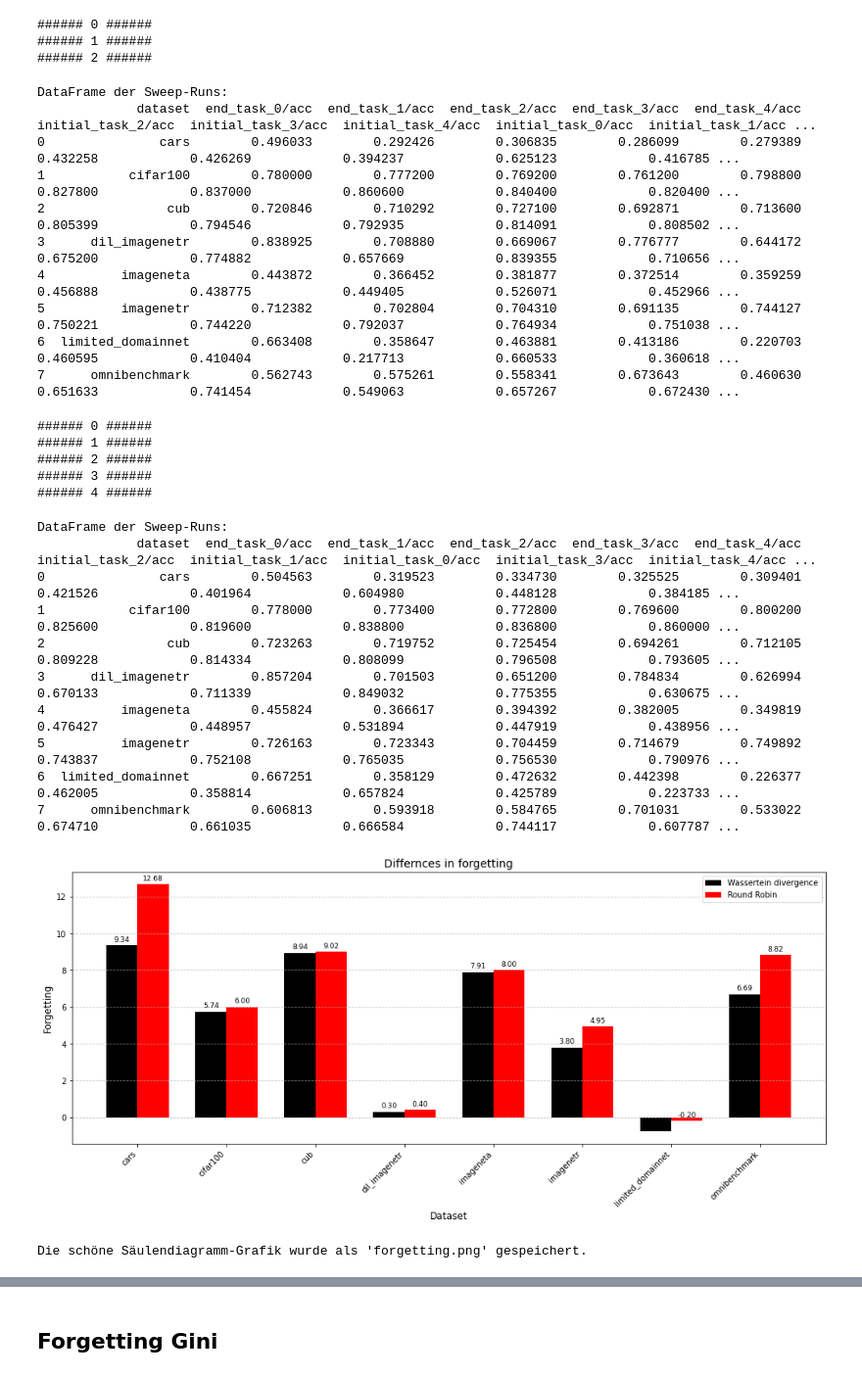
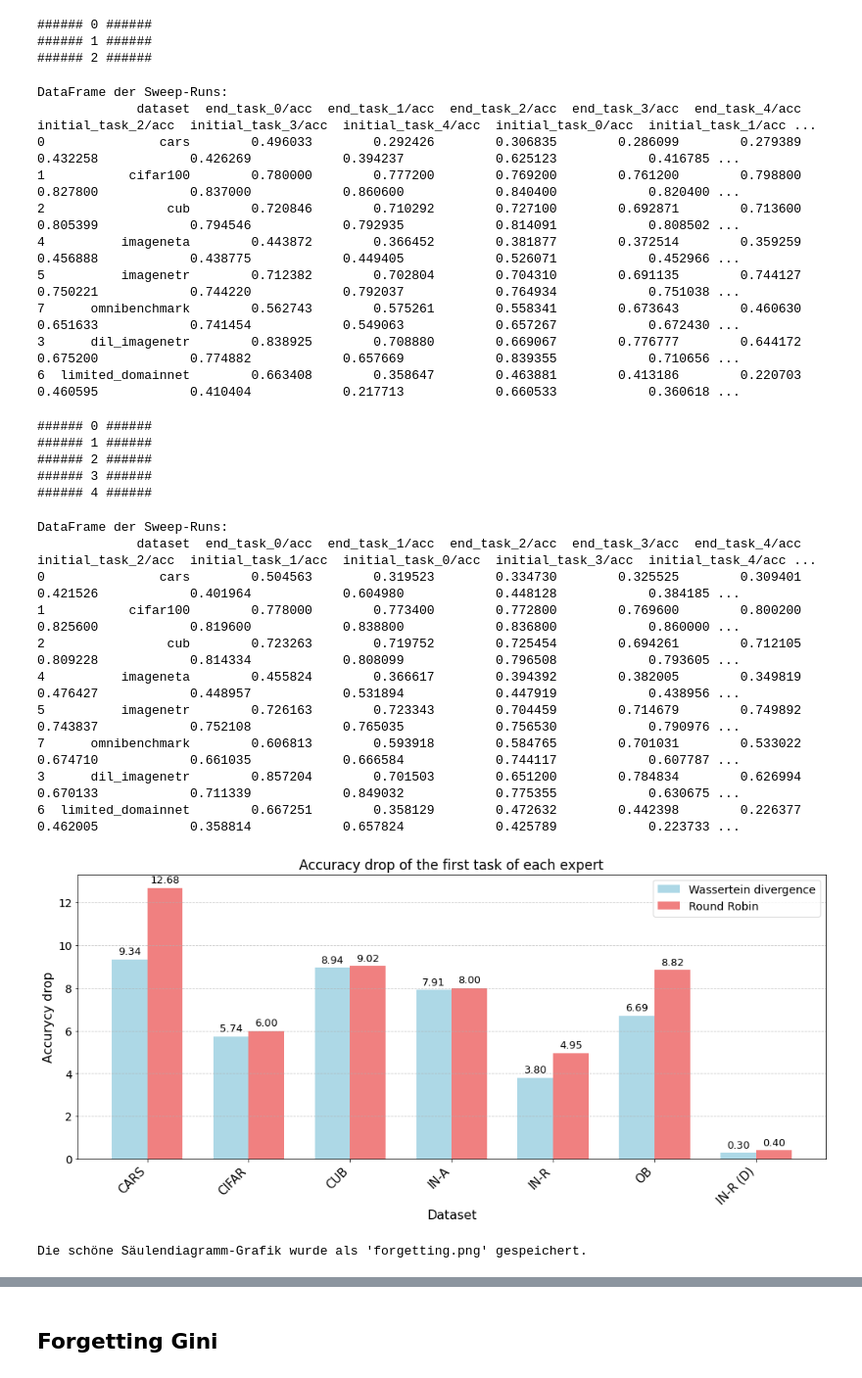
Before and after one commit to aerozonr2/Thesis_Experimente, a Jupyter notebook: LayUp/Graphics.ipynb, the cells around one changed output, grey strips where cells are left out. Shown at 98% size. Cells and saved outputs as stored; diff of their text form; code cells hidden in the pictures.

```diff
--- a/LayUp/Graphics.ipynb
+++ b/LayUp/Graphics.ipynb
@@ -786,12 +786,16 @@ around_data = around_data.drop(columns=['run_id', 'selection_method'])
 # Calculate the mean for each dataset
 around_data = around_data.groupby('dataset').mean()
 around_data = around_data.reset_index()
+around_data = around_data.sort_values(by=['dataset'])
 
+
+new_index_order = [0, 1, 2, 4, 5, 7, 3, 6]
+around_data = around_data.reindex(new_index_order)
 
 print("\nDataFrame der Sweep-Runs:")
 pd.set_option('display.width', 5000)
 pd.set_option('display.max_colwidth', None)
-print(around_data.sort_values(by=['dataset']))
+print(around_data)
 pd.set_option('display.width', None)
 pd.set_option('display.max_colwidth', None)
 # %% [output]
@@ -800,11 +804,11 @@ DataFrame der Sweep-Runs:
 0               cars        0.496033        0.292426        0.306835        0.286099        0.279389            0.432258            0.426269            0.394237            0.625123            0.416785 ...
 1           cifar100        0.780000        0.777200        0.769200        0.761200        0.798800            0.827800            0.837000            0.860600            0.840400            0.820400 ...
 2                cub        0.720846        0.710292        0.727100        0.692871        0.713600            0.805399            0.794546            0.792935            0.814091            0.808502 ...
-3      dil_imagenetr        0.838925        0.708880        0.669067        0.776777        0.644172            0.675200            0.774882            0.657669            0.839355            0.710656 ...
 4          imageneta        0.443872        0.366452        0.381877        0.372514        0.359259            0.456888            0.438775            0.449405            0.526071            0.452966 ...
 5          imagenetr        0.712382        0.702804        0.704310        0.691135        0.744127            0.750221            0.744220            0.792037            0.764934            0.751038 ...
+7      omnibenchmark        0.562743        0.575261        0.558341        0.673643        0.460630            0.651633            0.741454            0.549063            0.657267            0.672430 ...
+3      dil_imagenetr        0.838925        0.708880        0.669067        0.776777        0.644172            0.675200            0.774882            0.657669            0.839355            0.710656 ...
 6  limited_domainnet        0.663408        0.358647        0.463881        0.413186        0.220703            0.460595            0.410404            0.217713            0.660533            0.360618 ...
-7      omnibenchmark        0.562743        0.575261        0.558341        0.673643        0.460630            0.651633            0.741454            0.549063            0.657267            0.672430 ...
 # %%
 sweeps_ws =[
     "belaschindler-university-hamburg/0schindl-LayUp_sweeps_question1_results/p7zmthx9", # CIL
@@ -843,12 +847,16 @@ ws_data = ws_data.drop(columns=['run_id', 'selection_method'])
 # Calculate the mean for each dataset
 ws_data = ws_data.groupby('dataset').mean()
 ws_data = ws_data.reset_index()
+ws_data = ws_data.sort_values(by=['dataset'])
 
+
+new_index_order = [0, 1, 2, 4, 5, 7, 3, 6]
+ws_data = ws_data.reindex(new_index_order)
 
 print("\nDataFrame der Sweep-Runs:")
 pd.set_option('display.width', 5000)
 pd.set_option('display.max_colwidth', None)
-print(ws_data.sort_values(by=['dataset']))
+print(ws_data)
 pd.set_option('display.width', None)
 pd.set_option('display.max_colwidth', None)
 # %% [output]
@@ -857,11 +865,28 @@ DataFrame der Sweep-Runs:
 0               cars        0.504563        0.319523        0.334730        0.325525        0.309401            0.421526            0.401964            0.604980            0.448128            0.384185 ...
 1           cifar100        0.778000        0.773400        0.772800        0.769600        0.800200            0.825600            0.819600            0.838800            0.836800            0.860000 ...
 2                cub        0.723263        0.719752        0.725454        0.694261        0.712105            0.809228            0.814334            0.808099            0.796508            0.793605 ...
-3      dil_imagenetr        0.857204        0.701503        0.651200        0.784834        0.626994            0.670133            0.711339            0.849032            0.775355            0.630675 ...
 4          imageneta        0.455824        0.366617        0.394392        0.382005        0.349819            0.476427            0.448957            0.531894            0.447919            0.438956 ...
 5          imagenetr        0.726163        0.723343        0.704459        0.714679        0.749892            0.743837            0.752108            0.765035            0.756530            0.790976 ...
+7      omnibenchmark        0.606813        0.593918        0.584765        0.701031        0.533022            0.674710            0.661035            0.666584            0.744117            0.607787 ...
+3      dil_imagenetr        0.857204        0.701503        0.651200        0.784834        0.626994            0.670133            0.711339            0.849032            0.775355            0.630675 ...
 6  limited_domainnet        0.667251        0.358129        0.472632        0.442398        0.226377            0.462005            0.358814            0.657824            0.425789            0.223733 ...
-7      omnibenchmark        0.606813        0.593918        0.584765        0.701031        0.533022            0.674710            0.661035            0.666584            0.744117            0.607787 ...
+# %%
+name_mapping = {
+    "cars": "CARS",
+    "cifar100": "CIFAR",
+    "cub": "CUB",
+    "imageneta": "IN-A",
+    "imagenetr": "IN-R",
+    "omnibenchmark": "OB",
+    "dil_imagenetr": "IN-R (D)",
+    "limited_domainnet": "S-DomainNet"
+}
+ws_data['dataset'] = ws_data['dataset'].map(name_mapping)
+around_data["dataset"] = around_data['dataset'].map(name_mapping)
+
+
+ws_data = ws_data[:-1]
+around_data = around_data[:-1]
 # %%
 # Benenne die Spalte "average forgetting" in den DataFrames um, um die Gruppenzugehörigkeit zu kennzeichnen
 df1 = ws_data.rename(columns={'average_forgetting': 'average forgetting WS'})
@@ -881,7 +906,7 @@ values2 = df_merged["average forgetting RR"]
 group_labels = ['Wassertein divergence', 'Round Robin']
 
 # Farben für die Säulen
-colors = ["000000" , "#FF0000"]  # Freundlichere Farben
+colors = ['lightblue', 'lightcoral']
 
 # Positionen der Gruppen auf der X-Achse
 x = np.arange(len(datasets))
@@ -893,40 +918,41 @@ rects1 = ax.bar(x - width/2, values1, width, label=group_labels[0], color=colors
 rects2 = ax.bar(x + width/2, values2, width, label=group_labels[1], color=colors[1])
 
 # Beschriftungen, Titel und X-Achsenticks mit verbesserter Formatierung
-ax.set_ylabel('Forgetting', fontsize=12)
-ax.set_xlabel('Dataset', fontsize=12)
-ax.set_title('Differnces in forgetting', fontsize=14)
+ax.set_ylabel('Accurycy drop', fontsize=16)
+ax.set_xlabel('Dataset', fontsize=16)
+ax.set_title('Accuracy drop of the first task of each expert', fontsize=17)
 ax.set_xticks(x)
-ax.set_xticklabels(datasets, fontsize=10, rotation=45, ha='right') # Rotierte Beschriftungen
-ax.legend(fontsize=10)
+ax.set_xticklabels(datasets, fontsize=15, rotation=45, ha='right') # Rotierte Beschriftungen
+ax.legend(fontsize=14)
 ax.grid(axis='y', linestyle='--', alpha=0.7) # Horizontales Gitter für bessere Lesbarkeit
+ax.tick_params(axis='y', labelsize=14)
 
 # Füge Wertebeschriftungen zu den Säulen hinzu (optional, für mehr Details)
 def autolabel(rects):
     """Beschriftet die Säulen mit ihren Werten."""
     for rect in rects:
         height = rect.get_height()
         ax.annotate(f'{height:.2f}',
                     xy=(rect.get_x() + rect.get_width() / 2, height),
                     xytext=(0, 3),  # 3 Punkte vertikal versetzt
                     textcoords="offset points",
-                    ha='center', va='bottom', fontsize=9)
+                    ha='center', va='bottom', fontsize=13)
 
 autolabel(rects1)
 autolabel(rects2)
 
 fig.tight_layout(rect=[0, 0, 1, 0.95]) # Anpassung des Layouts für den Titel
 
 # Speichern der Abbildung als PNG-Datei mit höherer Auflösung
 filename = "forgetting.png"
 output_dir = "local_saved_graphics"
 os.makedirs(output_dir, exist_ok=True)
 output_file = os.path.join(output_dir, filename)
 plt.savefig(output_file)
 
 plt.show()
 
 print(f"Die schöne Säulendiagramm-Grafik wurde als '{filename}' gespeichert.")
 # %% [output]
-[figure, old version]
+[figure, new version]
 Die schöne Säulendiagramm-Grafik wurde als 'forgetting.png' gespeichert.
```
Also changed, not shown: parts of 15 cells of this notebook, 4 other files.
